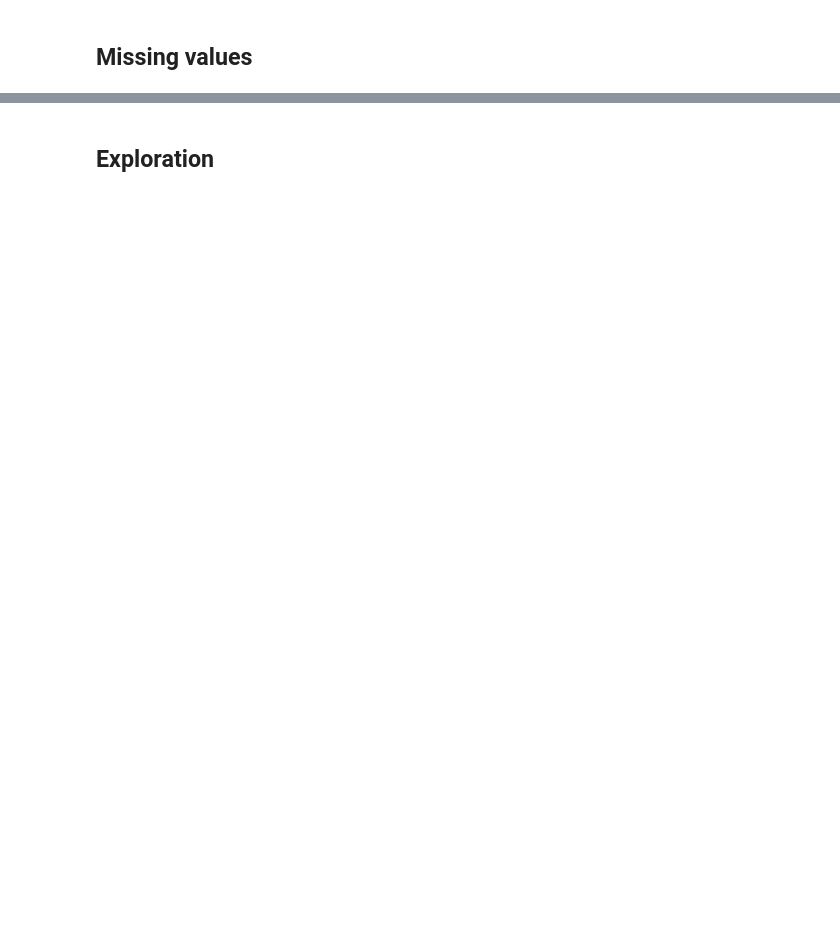
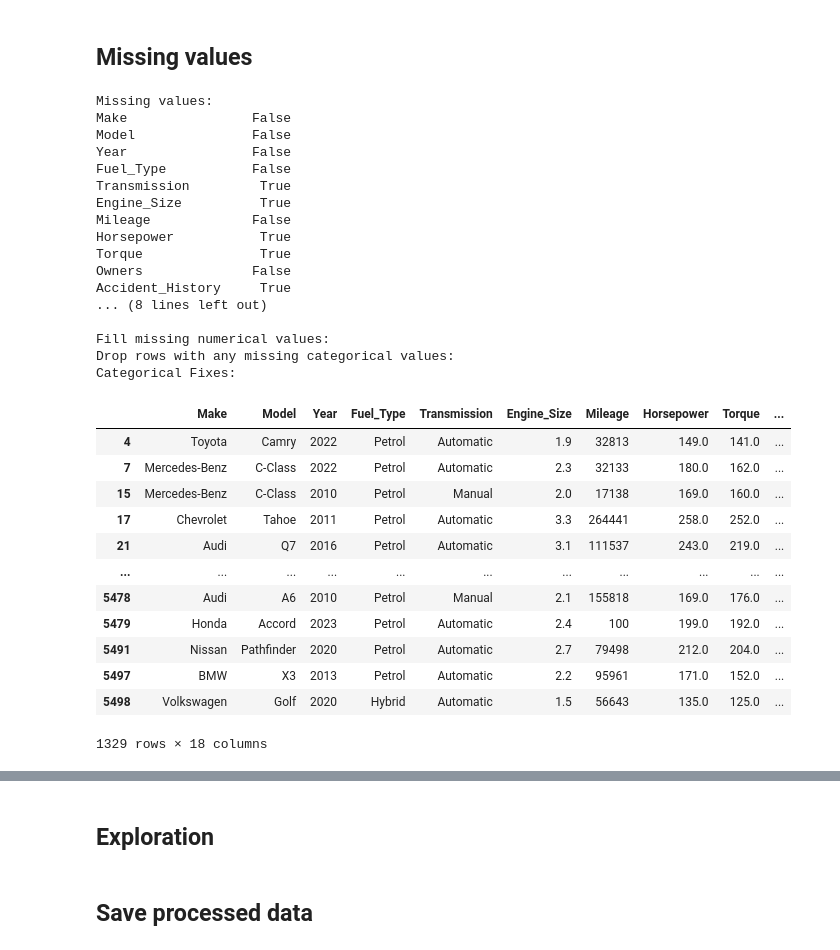
Before and after one commit to Miguel153891/SDOML-project, a Jupyter notebook: notebooks/data_exploration.ipynb, the cells around one changed output, grey strips where cells are left out. Cells and saved outputs as stored; diff of their text form; code cells hidden in the pictures; blank space fills up the shorter version.

```diff
--- a/notebooks/data_exploration.ipynb
+++ b/notebooks/data_exploration.ipynb
@@ -4,3 +4,6 @@
 import pandas as pd
 import matplotlib.pyplot as plt
 import seaborn as sns
+# %%
+RawFile = "../data/raw/automobile_dataset"
+ProcessedFile = "../data/processed/automobile_dataset"
@@ -7,5 +49,8 @@ import seaborn as sns
+# %%
+fM = fileManager()
 # %%
-df = pd.read_csv("../data/raw/automobile_dataset.csv")
+fM.setFormat("csv")
+df = fM.read(RawFile)
 
 display(df)
 # %% [output]
@@ -48,2 +146,56 @@ dtype: object
 # %% [markdown]
 ## Missing values
+# %%
+print("Missing values:")
+print(df.isnull().sum() > 0)
+print()
+
+print("Fill missing numerical values:")
+dictionary = {}
+
+# Numerical Fixes:
+dfk = df.isnull().sum() > 0
+for col in list(df.columns):
+    if dfk[col] and df.dtypes[col] != "category":
+        dictionary[col] = dfk[col].mean()
+df.fillna(dictionary)
+
+print("Drop rows with any missing categorical values:")
+print("Categorical Fixes:")
+df = df.dropna()
+display(df)
+
+# Missing values:
+print(df.isnull().sum() > 0)
+print()
+# %% [output]
+Missing values:
+Make                False
+Model               False
+Year                False
+Fuel_Type           False
+Transmission         True
+Engine_Size          True
+Mileage             False
+Horsepower           True
+Torque               True
+Owners              False
+Accident_History     True
+... (8 lines left out)
+
+Fill missing numerical values:
+Drop rows with any missing categorical values:
+Categorical Fixes:
+|  | Make | Model | Year | Fuel_Type | Transmission | Engine_Size | Mileage | Horsepower | Torque | ... |
+| 4 | Toyota | Camry | 2022 | Petrol | Automatic | 1.9 | 32813 | 149.0 | 141.0 | ... |
+| 7 | Mercedes-Benz | C-Class | 2022 | Petrol | Automatic | 2.3 | 32133 | 180.0 | 162.0 | ... |
+| 15 | Mercedes-Benz | C-Class | 2010 | Petrol | Manual | 2.0 | 17138 | 169.0 | 160.0 | ... |
+| 17 | Chevrolet | Tahoe | 2011 | Petrol | Automatic | 3.3 | 264441 | 258.0 | 252.0 | ... |
+| 21 | Audi | Q7 | 2016 | Petrol | Automatic | 3.1 | 111537 | 243.0 | 219.0 | ... |
+| ... | ... | ... | ... | ... | ... | ... | ... | ... | ... | ... |
+| 5478 | Audi | A6 | 2010 | Petrol | Manual | 2.1 | 155818 | 169.0 | 176.0 | ... |
+| 5479 | Honda | Accord | 2023 | Petrol | Automatic | 2.4 | 100 | 199.0 | 192.0 | ... |
+| 5491 | Nissan | Pathfinder | 2020 | Petrol | Automatic | 2.7 | 79498 | 212.0 | 204.0 | ... |
+| 5497 | BMW | X3 | 2013 | Petrol | Automatic | 2.2 | 95961 | 171.0 | 152.0 | ... |
+| 5498 | Volkswagen | Golf | 2020 | Hybrid | Automatic | 1.5 | 56643 | 135.0 | 125.0 | ... |
+1329 rows × 18 columns
@@ -50,2 +221,4 @@ dtype: object
 # %% [markdown]
 ## Exploration
+# %% [markdown]
+## Save processed data
```
Also changed, not shown: parts of 9 cells of this notebook, 4 other files.
